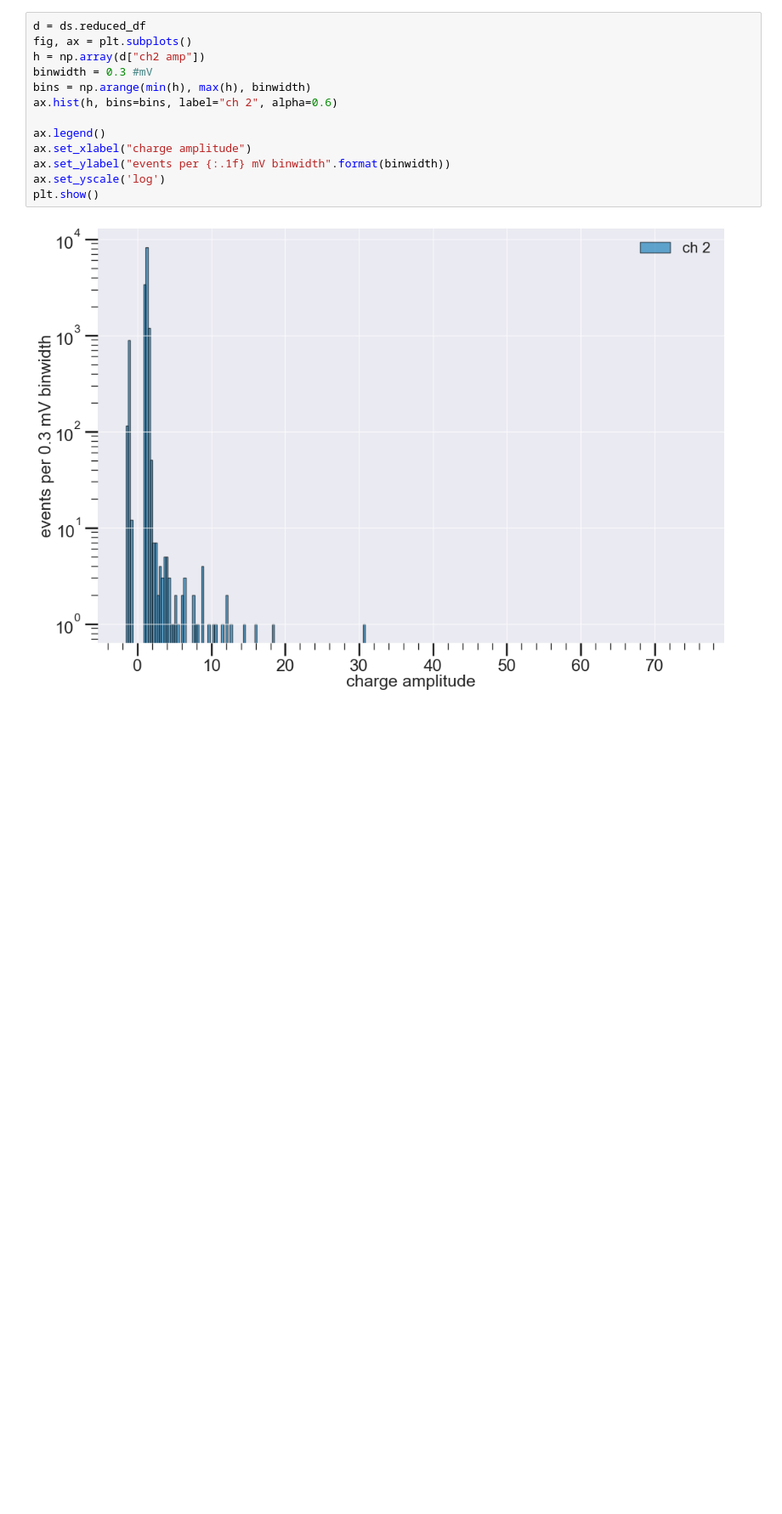
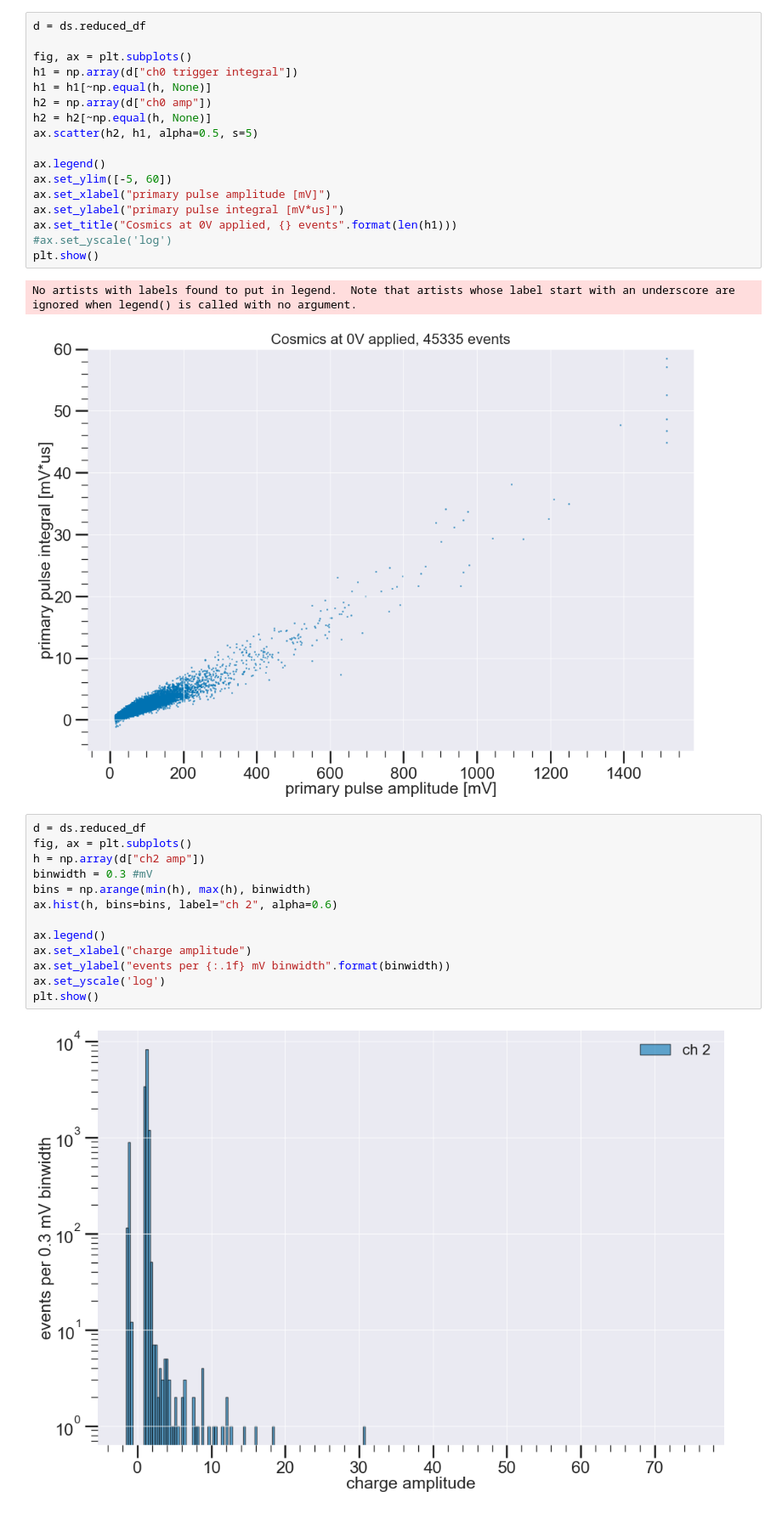
Before and after one commit to ejangelico/ad2-data-processing, a Jupyter notebook: notebooks/Data reduction testing run7.ipynb, the cells around one changed output. Shown at 85% size. Cells and saved outputs as stored; diff of their text form; blank space fills up the shorter version.

```diff
--- a/notebooks/Data reduction testing run7.ipynb
+++ b/notebooks/Data reduction testing run7.ipynb
@@ -68,3 +76,23 @@ plt.show()
+# %%
+d = ds.reduced_df
+
+fig, ax = plt.subplots()
+h1 = np.array(d["ch0 trigger integral"])
+h1 = h1[~np.equal(h, None)]
+h2 = np.array(d["ch0 amp"])
+h2 = h2[~np.equal(h, None)]
+ax.scatter(h2, h1, alpha=0.5, s=5)
+
+ax.legend()
+ax.set_ylim([-5, 60])
+ax.set_xlabel("primary pulse amplitude [mV]")
+ax.set_ylabel("primary pulse integral [mV*us]")
+ax.set_title("Cosmics at 0V applied, {} events".format(len(h1)))
+#ax.set_yscale('log')
+plt.show()
+# %% [output]
+No artists with labels found to put in legend.  Note that artists whose label start with an underscore are ignored when legend() is called with no argument.
+[figure, added]
 # %%
 d = ds.reduced_df
 fig, ax = plt.subplots()
```
Also changed, not shown: parts of 18 cells of this notebook, 7 other files.
